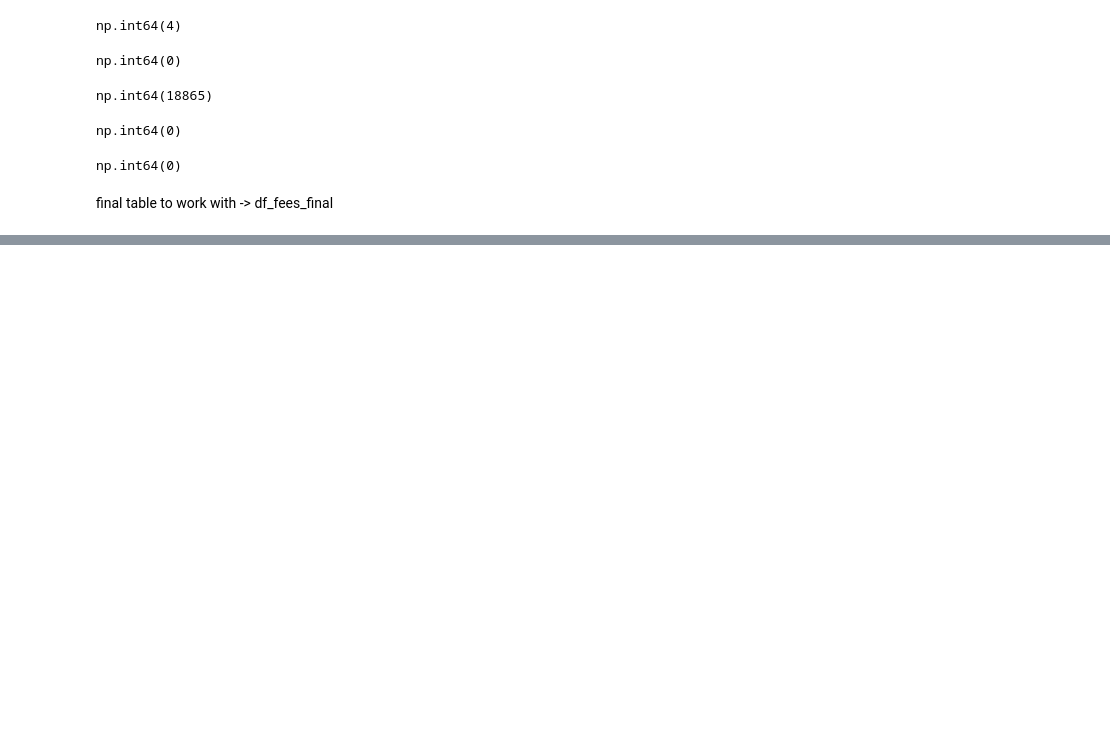
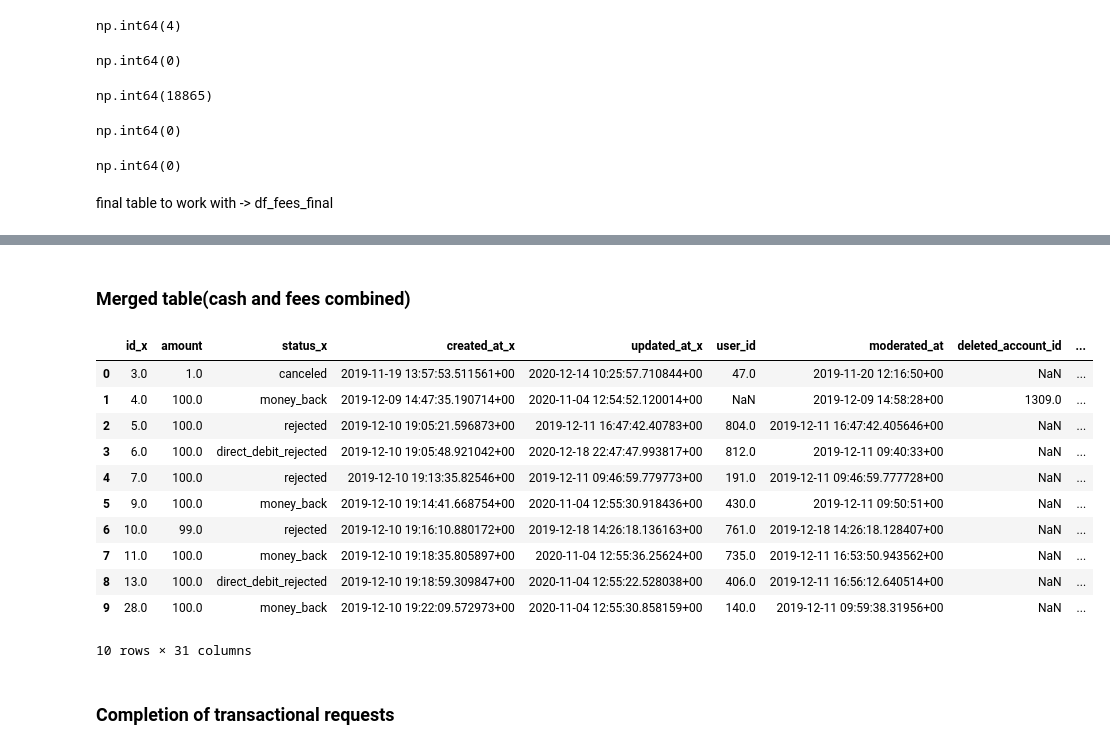
Before and after one commit to abhishek-chattopadhyay/project-1-ironhack-payments-2-en, a Jupyter notebook: code/fees.ipynb, the cells around one changed output, grey strips where cells are left out. Drawn from its saved outputs; the diff is of its cells as text; code cells hidden in the pictures; blank space fills up the shorter version.

```diff
--- a/code/fees.ipynb
+++ b/code/fees.ipynb
@@ -189,0 +364,20 @@ cat = df_fees_final.select_dtypes(exclude="number")
+# %% [markdown]
+### Merged table(cash and fees combined)
+# %%
+merged_df = pd.merge(df_cash, df_fees, left_on='id', right_on='cash_request_id', how='outer')
+merged_df.head(10)
+# %% [output]
+|  | id_x | amount | status_x | created_at_x | updated_at_x | user_id | moderated_at | deleted_account_id | ... |
+| 0 | 3.0 | 1.0 | canceled | 2019-11-19 13:57:53.511561+00 | 2020-12-14 10:25:57.710844+00 | 47.0 | 2019-11-20 12:16:50+00 | NaN | ... |
+| 1 | 4.0 | 100.0 | money_back | 2019-12-09 14:47:35.190714+00 | 2020-11-04 12:54:52.120014+00 | NaN | 2019-12-09 14:58:28+00 | 1309.0 | ... |
+| 2 | 5.0 | 100.0 | rejected | 2019-12-10 19:05:21.596873+00 | 2019-12-11 16:47:42.40783+00 | 804.0 | 2019-12-11 16:47:42.405646+00 | NaN | ... |
+| 3 | 6.0 | 100.0 | direct_debit_rejected | 2019-12-10 19:05:48.921042+00 | 2020-12-18 22:47:47.993817+00 | 812.0 | 2019-12-11 09:40:33+00 | NaN | ... |
+| 4 | 7.0 | 100.0 | rejected | 2019-12-10 19:13:35.82546+00 | 2019-12-11 09:46:59.779773+00 | 191.0 | 2019-12-11 09:46:59.777728+00 | NaN | ... |
+| 5 | 9.0 | 100.0 | money_back | 2019-12-10 19:14:41.668754+00 | 2020-11-04 12:55:30.918436+00 | 430.0 | 2019-12-11 09:50:51+00 | NaN | ... |
+| 6 | 10.0 | 99.0 | rejected | 2019-12-10 19:16:10.880172+00 | 2019-12-18 14:26:18.136163+00 | 761.0 | 2019-12-18 14:26:18.128407+00 | NaN | ... |
+| 7 | 11.0 | 100.0 | money_back | 2019-12-10 19:18:35.805897+00 | 2020-11-04 12:55:36.25624+00 | 735.0 | 2019-12-11 16:53:50.943562+00 | NaN | ... |
+| 8 | 13.0 | 100.0 | direct_debit_rejected | 2019-12-10 19:18:59.309847+00 | 2020-11-04 12:55:22.528038+00 | 406.0 | 2019-12-11 16:56:12.640514+00 | NaN | ... |
+| 9 | 28.0 | 100.0 | money_back | 2019-12-10 19:22:09.572973+00 | 2020-11-04 12:55:30.858159+00 | 140.0 | 2019-12-11 09:59:38.31956+00 | NaN | ... |
+10 rows × 31 columns
+# %% [markdown]
+### Completion of transactional requests
```
Also changed, not shown: parts of 22 cells of this notebook, 6 other files.
